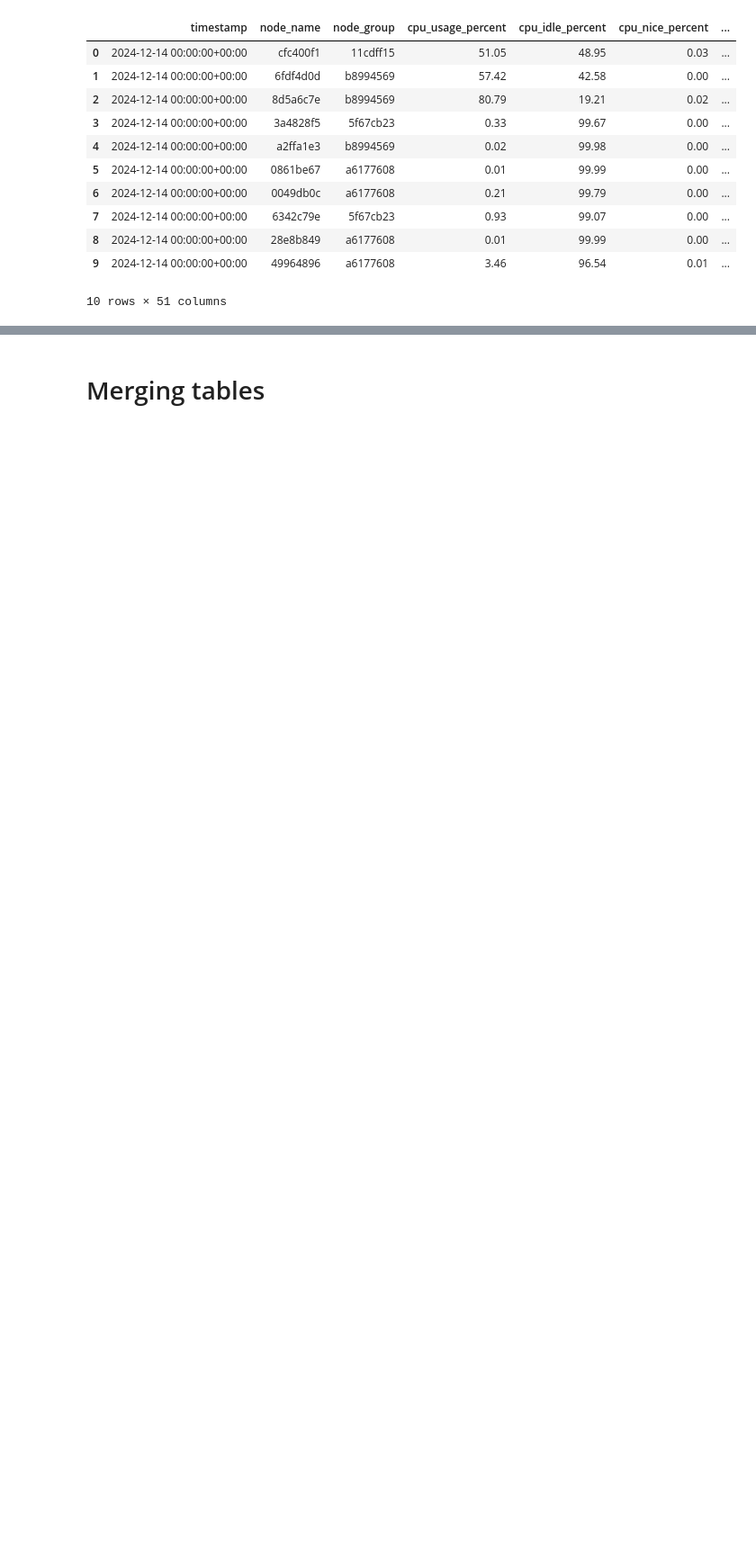
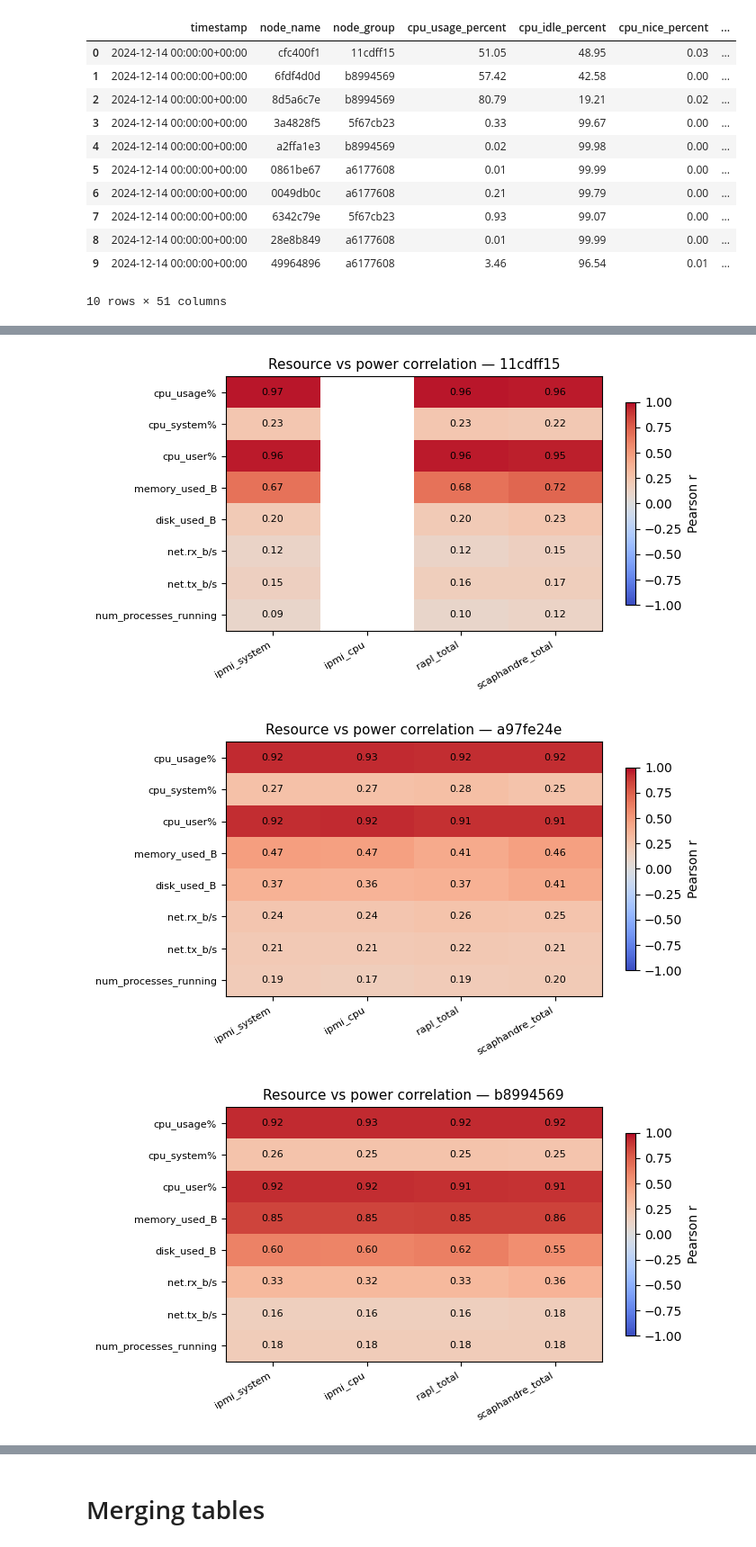
Before and after one commit to bchiusano/energy-aware-vm-consolidation, a Jupyter notebook: src/exploratory_data_analysis.ipynb, the cells around one changed output, grey strips where cells are left out. Shown at 90% size. Drawn from its saved outputs; the diff is of its cells as text; code cells hidden in the pictures; blank space fills up the shorter version.

```diff
--- a/src/exploratory_data_analysis.ipynb
+++ b/src/exploratory_data_analysis.ipynb
@@ -678,0 +760,68 @@ for group_name, group_df in all_nodes.groupby("node_group"):
+# %%
+CORR_POWER = [
+    "ipmi_system_power_watts", "ipmi_cpu_power_watts",
+    "rapl_power_total_watts", "scaphandre_power_total_watts"
+]
+CORR_RESOURCE = [
+    "cpu_usage_percent", "cpu_system_percent", "cpu_user_percent",
+    "memory_used_bytes", "disk_used_bytes",
+    "network_bw_rx_b/s", "network_bw_tx_b/s",
+    "num_processes_running"
+]
+# %%
+corr_exprs = ",\n        ".join(
+    f'CORR(TRY_CAST("{r}" AS DOUBLE), TRY_CAST("{p}" AS DOUBLE)) AS "corr__{r}__{p}"'
+    for r in CORR_RESOURCE
+    for p in CORR_POWER
+)
+corr_raw = con.query(f"""
+    SELECT
+        node_group,
+        {corr_exprs}
+    FROM nodes
+    GROUP BY node_group
+""").df()
+
+for _, row in corr_raw.iterrows():
+    group = row["node_group"]
+
+    # Reshape the flat row into a (resource x power) matrix
+    matrix = pd.DataFrame(index=CORR_RESOURCE, columns=CORR_POWER, dtype=float)
+    for r in CORR_RESOURCE:
+        for p in CORR_POWER:
+            matrix.loc[r, p] = row.get(f"corr__{r}__{p}", float("nan"))
+
+    # Skip groups where all correlations are NaN
+    if matrix.isna().all(axis=None):
+        print(f"[{group}] no overlapping non-null data — skipping")
+        continue
+
+    fig, ax = plt.subplots(figsize=(7, 4))
+    im = ax.imshow(matrix.values.astype(float), cmap="coolwarm", vmin=-1, vmax=1, aspect="auto")
+
+    ax.set_xticks(range(len(CORR_POWER)))
+    ax.set_xticklabels(
+        [c.replace("_watts", "").replace("_power", "") for c in CORR_POWER],
+        rotation=30, ha="right", fontsize=8
+    )
+    ax.set_yticks(range(len(CORR_RESOURCE)))
+    ax.set_yticklabels(
+        [c.replace("_percent", "%").replace("_bytes", "_B").replace("network_bw_", "net.") for c in CORR_RESOURCE],
+        fontsize=8
+    )
+
+    for i in range(len(CORR_RESOURCE)):
+        for j in range(len(CORR_POWER)):
+            val = matrix.values[i, j]
+            if not pd.isna(val):
+                ax.text(j, i, f"{float(val):.2f}", ha="center", va="center", fontsize=8)
+
+    plt.colorbar(im, ax=ax, label="Pearson r", shrink=0.8)
+    ax.set_title(f"Resource vs power correlation — {group}", fontsize=11)
+    plt.tight_layout()
+    plt.savefig(f"plots/correlations/{group}_correlation_heatmap.png", dpi=150, bbox_inches="tight")
+    plt.show()
+# %% [output]
+[figure, added]
+[figure, added]
+[figure, added]
```
Also changed, not shown: parts of 34 cells of this notebook, 13 other files.
